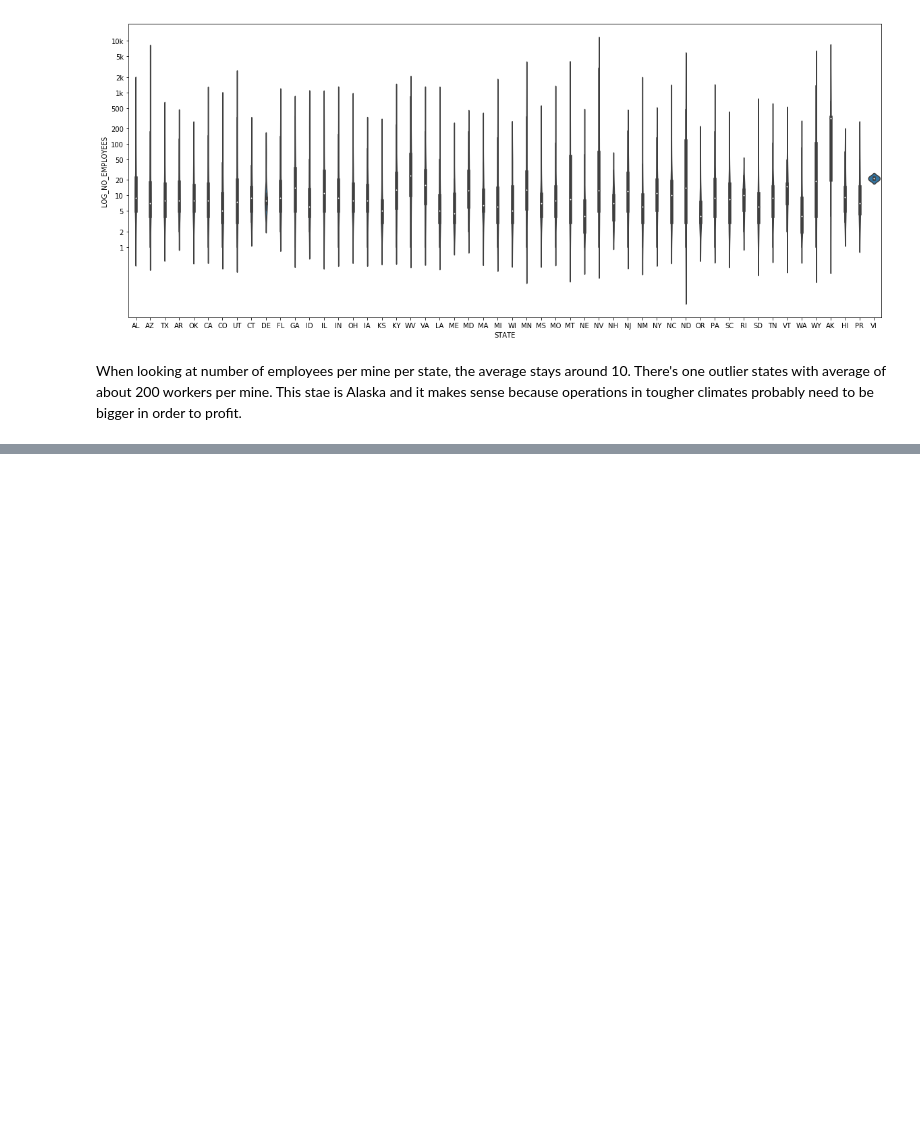
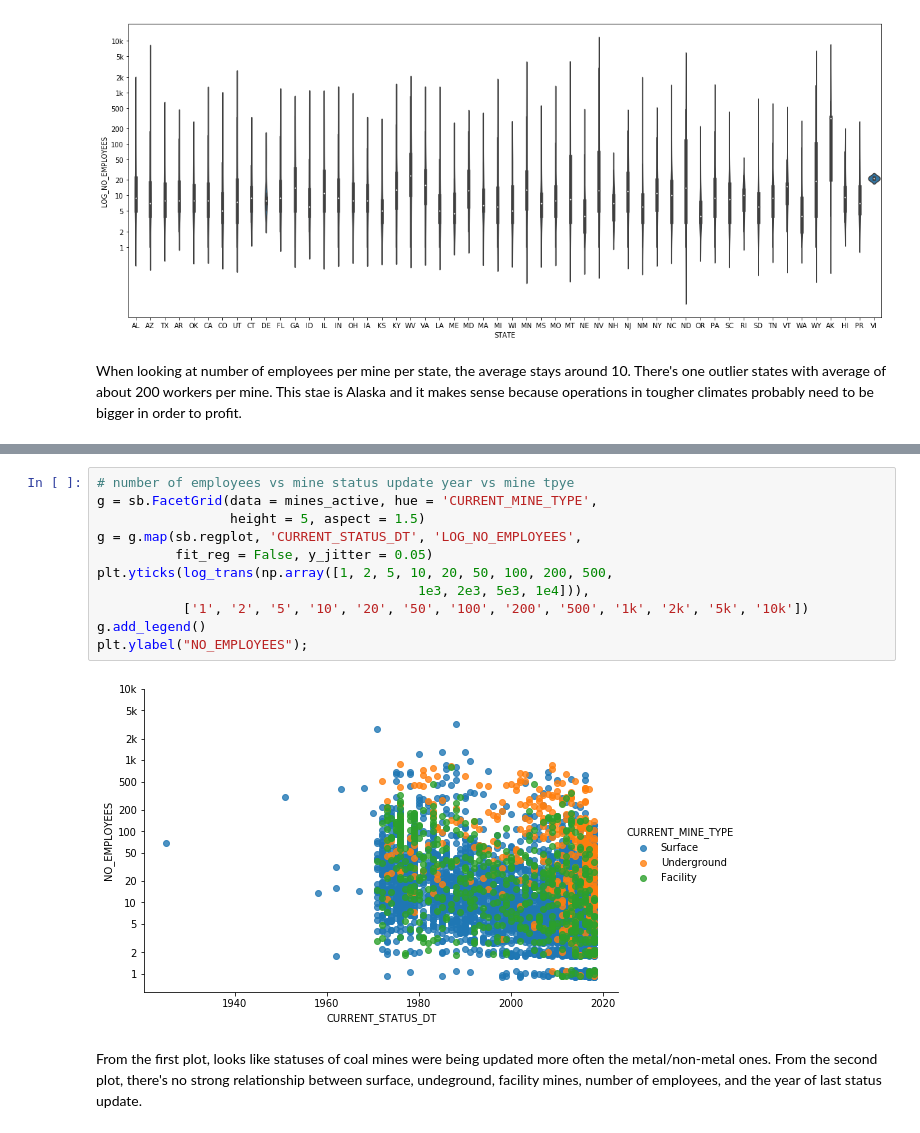
Before and after one commit to dvokinsark/us_mines, a Jupyter notebook: data_exploration.ipynb, the cells around one changed output, grey strips where cells are left out. Drawn from its saved outputs; the diff is of its cells as text; blank space fills up the shorter version.

```diff
--- a/data_exploration.ipynb
+++ b/data_exploration.ipynb
@@ -657,0 +682,15 @@ When looking at number of employees per mine per state, the average stays around
+# %%
+# number of employees vs mine status update year vs mine tpye
+g = sb.FacetGrid(data = mines_active, hue = 'CURRENT_MINE_TYPE',
+                 height = 5, aspect = 1.5)
+g = g.map(sb.regplot, 'CURRENT_STATUS_DT', 'LOG_NO_EMPLOYEES',
+          fit_reg = False, y_jitter = 0.05)
+plt.yticks(log_trans(np.array([1, 2, 5, 10, 20, 50, 100, 200, 500,
+                                         1e3, 2e3, 5e3, 1e4])),
+           ['1', '2', '5', '10', '20', '50', '100', '200', '500', '1k', '2k', '5k', '10k'])
+g.add_legend()
+plt.ylabel("NO_EMPLOYEES");
+# %% [output]
+[figure, added]
+# %% [markdown]
+From the first plot, looks like statuses of coal mines were being updated more often the metal/non-metal ones. From the second plot, there's no strong relationship between surface, undeground, facility mines, number of employees, and the year of last status update.
```
Also changed, not shown: parts of 5 cells of this notebook.
